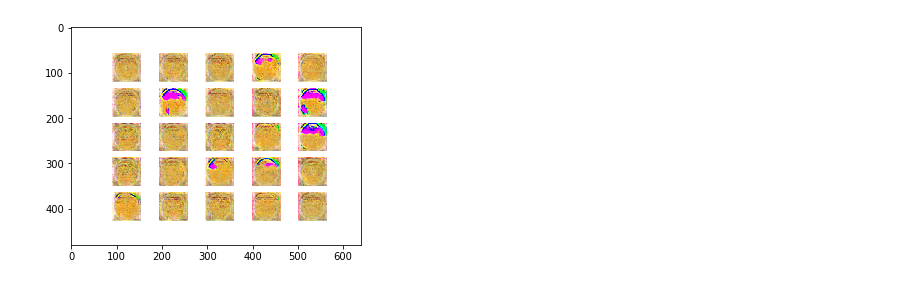
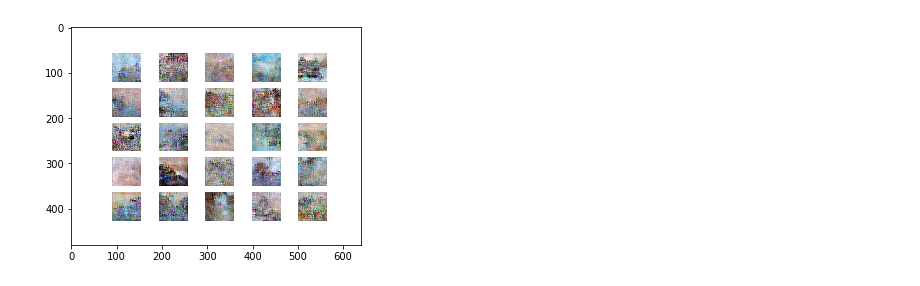
Before and after one commit to jorjiang/Keras-GAN, a Jupyter notebook: dcgan/create_video.ipynb, the cells around one changed output. Cells and saved outputs as stored; diff of their text form; code cells hidden in the pictures.

```diff
--- a/dcgan/create_video.ipynb
+++ b/dcgan/create_video.ipynb
@@ -4,5 +6,5 @@ import os
 # %%
-video = video_from_imgs('/code/dl/Keras-GAN/dcgan/image_emoji_rgb//', 'flagi_dcgan.avi', fps=3)
+video = video_from_imgs('/code/dl/Keras-GAN/dcgan/image_monet/', 'monet.mp4', fps=3)
 # %% [output]
-[figure, old version]
+[figure, new version]
 # %% [markdown]
```
Also changed, not shown: parts of 2 cells of this notebook, 4 other files.
